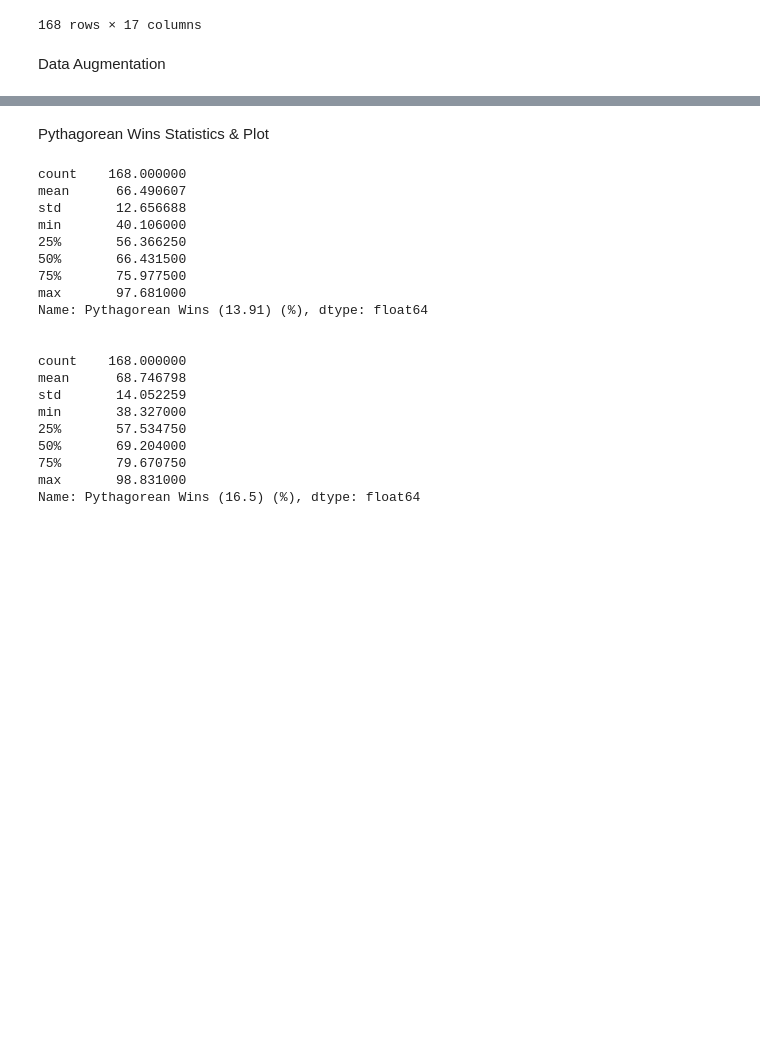
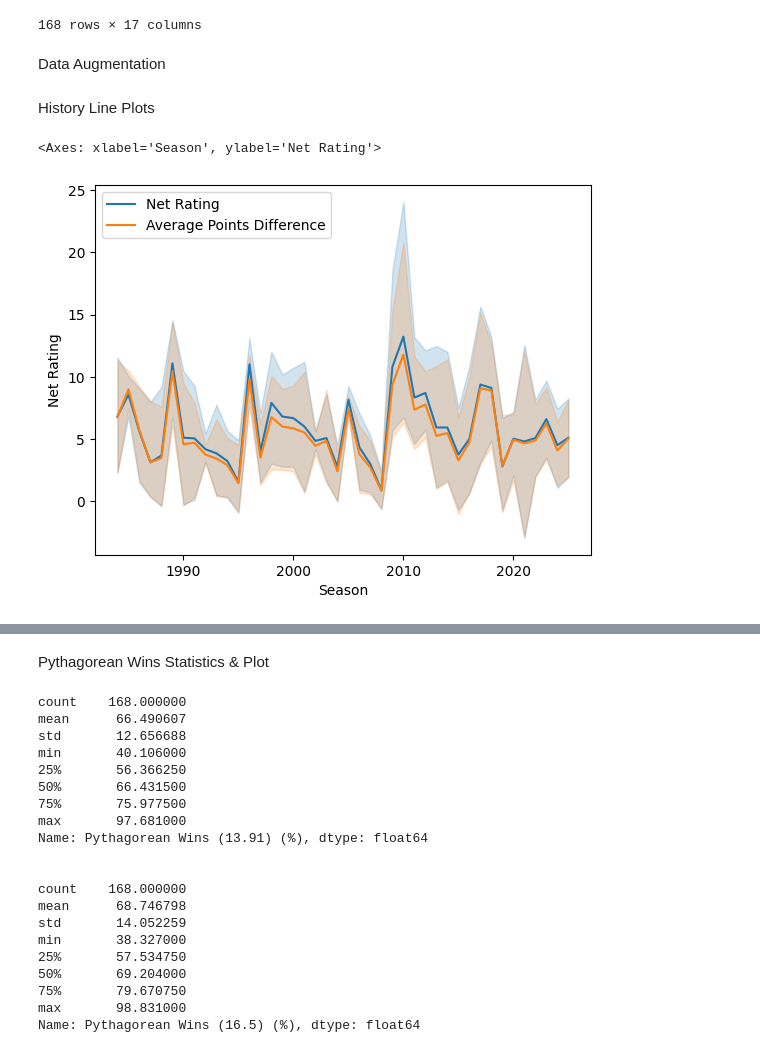
Before and after one commit to GalahadJr-1214/2026-Statistics-Final-Project, a Jupyter notebook: Final Project/desriptive_analysis.ipynb, the cells around one changed output, grey strips where cells are left out. Drawn from its saved outputs; the diff is of its cells as text; code cells hidden in the pictures; blank space fills up the shorter version.

Commit message:
Add time plots & TS%

```diff
--- a/Final Project/desriptive_analysis.ipynb
+++ b/Final Project/desriptive_analysis.ipynb
@@ -11,10 +11,13 @@ import math
 import random
 
 data = pd.read_csv('nba_second_round_history.csv')
+ts = pd.read_csv('nba_true_shooting_data.csv')
 # hide 2026 season data since it's not complete and may skew the analysis
 data = data[data['Season'] < 2026]
+ts = ts[ts['Season'] < 2026]
 # detect missing values
 print(data.isnull().sum())
+print(ts.isnull().sum())
 data
 # %% [output]
 Season                    0
@@ -61,7 +63,7 @@ data['Average Points Difference'] = (data['Average Points scored'] - data['Avera
 data['eFG% Difference'] = ((data['eFG%'] - data['Opp eFG%']) * 100).round(3)
 
 # 4. Add TOV% Difference column (TOV% 失誤率 = 失誤數 / 總出手數)
-data['TOV% Difference'] = ((data['TOV%'] - data['Opp TOV%']) * 100).round(3)
+data['TOV% Difference'] = ((data['TOV%'] - data['Opp TOV%'])).round(3)
 
 # 5. Add ORB% Difference column
 data['ORB% Difference'] = (data['ORB%'] - data['Opp ORB%']).round(3)
@@ -76,5 +78,16 @@ data['Actual Wins (%)'] = (4 / data['Games played'] * 100).round(3)
 data['Pythagorean Wins (13.91) (%)'] = ((data['Average Points scored'] ** 13.91) / ((data['Average Points scored'] ** 13.91) + (data['Average Points allowed'] ** 13.91)) * 100).round(3)
 data['Pythagorean Wins (16.5) (%)'] = ((data['Average Points scored'] ** 16.5) / ((data['Average Points scored'] ** 16.5) + (data['Average Points allowed'] ** 16.5)) * 100).round(3)
 
+# 9. Add True Shooting Percentage Difference column (TS% 真實命中率 = 總得分 / (2 * (總出手數 + 0.44 * 罰球數)))
+data['TS% Difference'] = ((ts['Team TS%'] - ts['Opp TS%'])).round(3)
+
 # Save the modified dataset to a new CSV file
 data.to_csv('nba_second_round_history_modified.csv', index=False)
+# %% [markdown]
+History Line Plots
+# %%
+sns.lineplot(data=data, x='Season', y='Net Rating', label='Net Rating')
+sns.lineplot(data=data, x='Season', y='Average Points Difference', label='Average Points Difference')
+# %% [output]
+<Axes: xlabel='Season', ylabel='Net Rating'>
+[figure, added]
```
Also changed, not shown: parts of 3 cells of this notebook, 1 other file.
